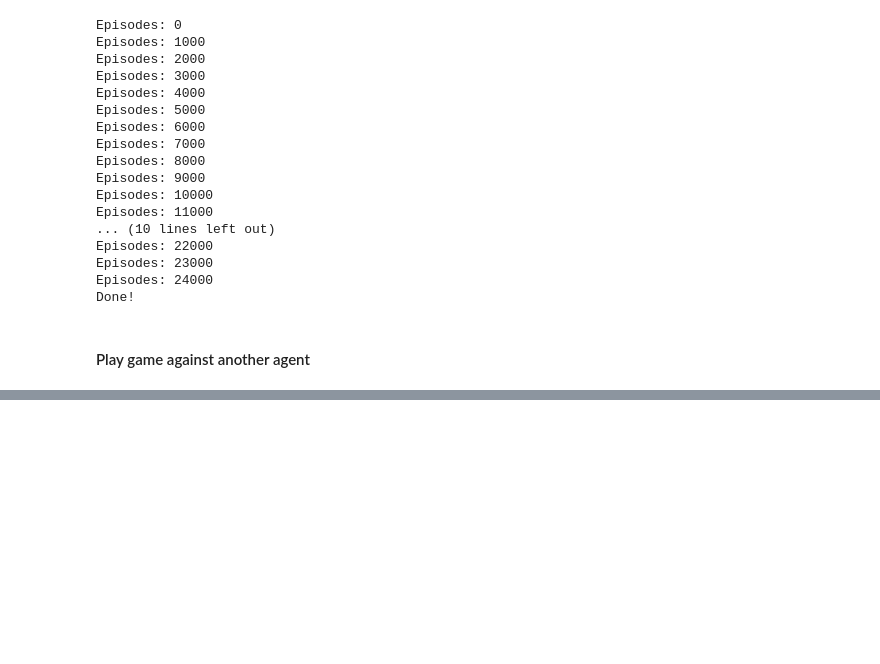
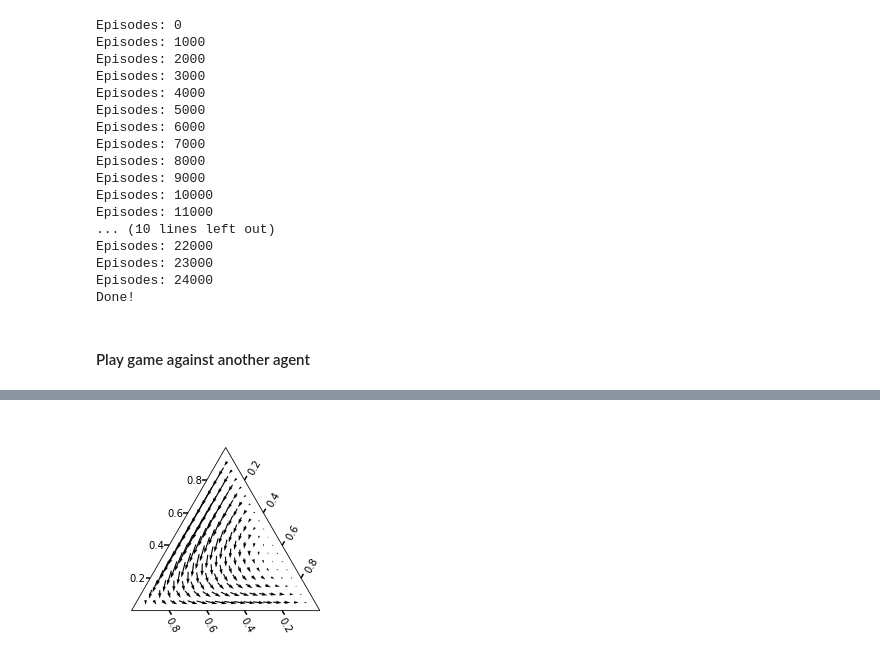
Before and after one commit to rubenponsaers/ml_project, a Jupyter notebook: code/task2.ipynb, the cells around one changed output, grey strips where cells are left out. Cells and saved outputs as stored; diff of their text form; code cells hidden in the pictures; blank space fills up the shorter version.

Commit message:
dynamics plots

```diff
--- a/code/task2.ipynb
+++ b/code/task2.ipynb
@@ -319,0 +320,4 @@ play_game(sg_game, q_learned_agent1, random_agent.RandomAgent(player_id=1, num_a
+# %%
+plot_dynamics(biased_rps_game, singlePopulation = True)
+# %% [output]
+[figure, added]
```
Also changed, not shown: parts of 8 cells of this notebook, 1 other file.
